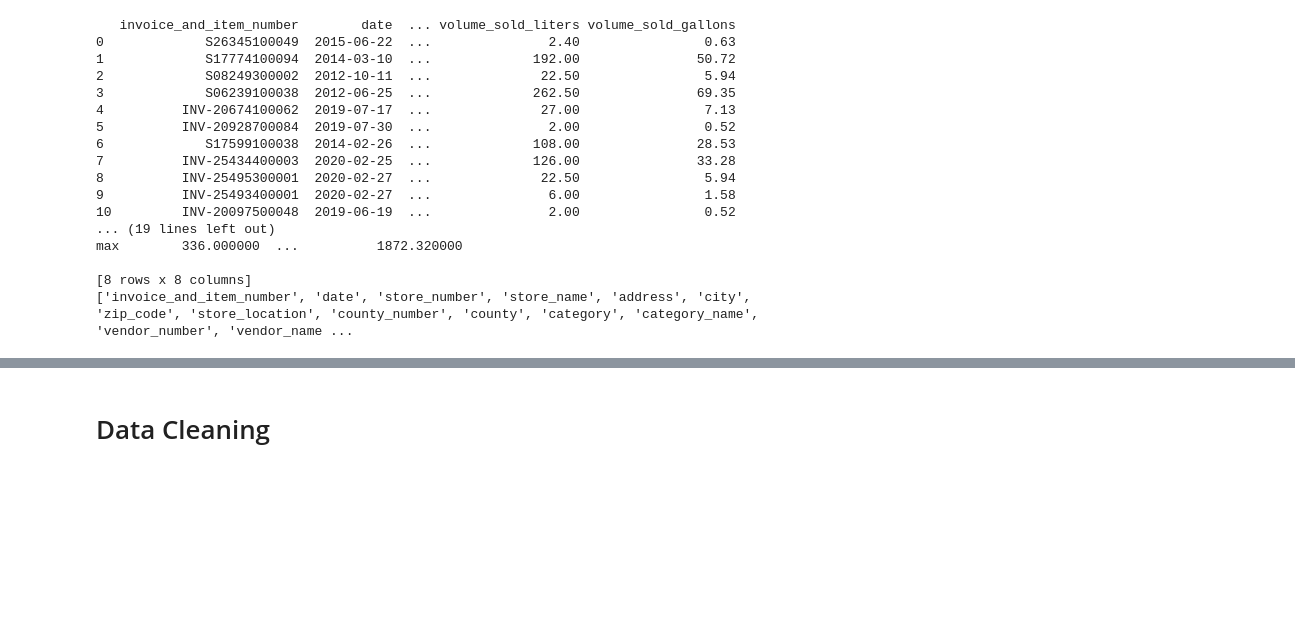
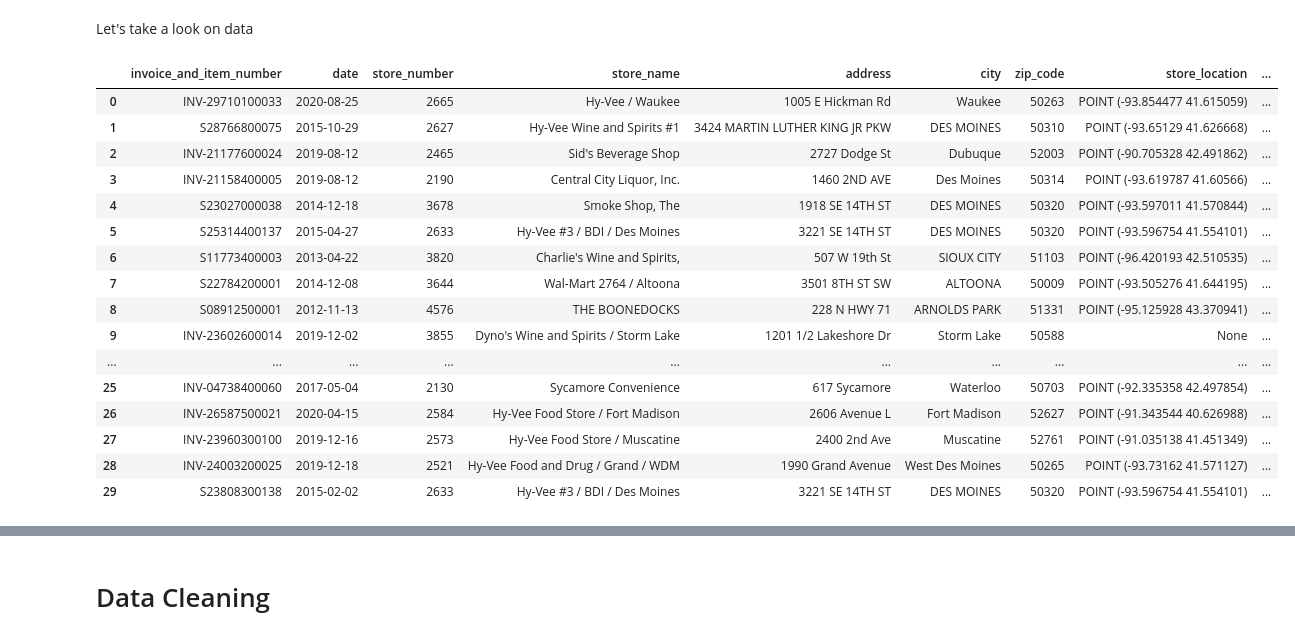
Before and after one commit to DiracLog/Iowa_public_data_analysis, a Jupyter notebook: test1.ipynb, the cells around one changed output, grey strips where cells are left out. Cells and saved outputs as stored; diff of their text form; code cells hidden in the pictures; blank space fills up the shorter version.

```diff
--- a/test1.ipynb
+++ b/test1.ipynb
@@ -12,24 +12,25 @@ table_ref = dataset_ref.table("sales")
 table = client.get_table(table_ref)
 
 df = client.list_rows(table=table, max_results=1000000).to_dataframe()
-print(df.head(20))
-print(df.describe())
-print(df.columns.tolist())
-# %% [output]
-   invoice_and_item_number        date  ... volume_sold_liters volume_sold_gallons
-0             S26345100049  2015-06-22  ...               2.40                0.63
-1             S17774100094  2014-03-10  ...             192.00               50.72
-2             S08249300002  2012-10-11  ...              22.50                5.94
-3             S06239100038  2012-06-25  ...             262.50               69.35
-4          INV-20674100062  2019-07-17  ...              27.00                7.13
-5          INV-20928700084  2019-07-30  ...               2.00                0.52
-6             S17599100038  2014-02-26  ...             108.00               28.53
-7          INV-25434400003  2020-02-25  ...             126.00               33.28
-8          INV-25495300001  2020-02-27  ...              22.50                5.94
-9          INV-25493400001  2020-02-27  ...               6.00                1.58
-10         INV-20097500048  2019-06-19  ...               2.00                0.52
-... (19 lines left out)
-max        336.000000  ...          1872.320000
-
-[8 rows x 8 columns]
-['invoice_and_item_number', 'date', 'store_number', 'store_name', 'address', 'city', 'zip_code', 'store_location', 'county_number', 'county', 'category', 'category_name', 'vendor_number', 'vendor_name ...
+# %% [markdown]
+Let's take a look on data
+# %%
+df.head(30)
+# %% [output]
+|  | invoice_and_item_number | date | store_number | store_name | address | city | zip_code | store_location | ... |
+| 0 | INV-29710100033 | 2020-08-25 | 2665 | Hy-Vee / Waukee | 1005 E Hickman Rd | Waukee | 50263 | POINT (-93.854477 41.615059) | ... |
+| 1 | S28766800075 | 2015-10-29 | 2627 | Hy-Vee Wine and Spirits #1 | 3424 MARTIN LUTHER KING JR PKW | DES MOINES | 50310 | POINT (-93.65129 41.626668) | ... |
+| 2 | INV-21177600024 | 2019-08-12 | 2465 | Sid's Beverage Shop | 2727 Dodge St | Dubuque | 52003 | POINT (-90.705328 42.491862) | ... |
+| 3 | INV-21158400005 | 2019-08-12 | 2190 | Central City Liquor, Inc. | 1460 2ND AVE | Des Moines | 50314 | POINT (-93.619787 41.60566) | ... |
+| 4 | S23027000038 | 2014-12-18 | 3678 | Smoke Shop, The | 1918 SE 14TH ST | DES MOINES | 50320 | POINT (-93.597011 41.570844) | ... |
+| 5 | S25314400137 | 2015-04-27 | 2633 | Hy-Vee #3 / BDI / Des Moines | 3221 SE 14TH ST | DES MOINES | 50320 | POINT (-93.596754 41.554101) | ... |
+| 6 | S11773400003 | 2013-04-22 | 3820 | Charlie's Wine and Spirits, | 507 W 19th St | SIOUX CITY | 51103 | POINT (-96.420193 42.510535) | ... |
+| 7 | S22784200001 | 2014-12-08 | 3644 | Wal-Mart 2764 / Altoona | 3501 8TH ST SW | ALTOONA | 50009 | POINT (-93.505276 41.644195) | ... |
+| 8 | S08912500001 | 2012-11-13 | 4576 | THE BOONEDOCKS | 228 N HWY 71 | ARNOLDS PARK | 51331 | POINT (-95.125928 43.370941) | ... |
+| 9 | INV-23602600014 | 2019-12-02 | 3855 | Dyno's Wine and Spirits / Storm Lake | 1201 1/2 Lakeshore Dr | Storm Lake | 50588 | None | ... |
+| ... | ... | ... | ... | ... | ... | ... | ... | ... | ... |
+| 25 | INV-04738400060 | 2017-05-04 | 2130 | Sycamore Convenience | 617 Sycamore | Waterloo | 50703 | POINT (-92.335358 42.497854) | ... |
+| 26 | INV-26587500021 | 2020-04-15 | 2584 | Hy-Vee Food Store / Fort Madison | 2606 Avenue L | Fort Madison | 52627 | POINT (-91.343544 40.626988) | ... |
+| 27 | INV-23960300100 | 2019-12-16 | 2573 | Hy-Vee Food Store / Muscatine | 2400 2nd Ave | Muscatine | 52761 | POINT (-91.035138 41.451349) | ... |
+| 28 | INV-24003200025 | 2019-12-18 | 2521 | Hy-Vee Food and Drug / Grand / WDM | 1990 Grand Avenue | West Des Moines | 50265 | POINT (-93.73162 41.571127) | ... |
+| 29 | S23808300138 | 2015-02-02 | 2633 | Hy-Vee #3 / BDI / Des Moines | 3221 SE 14TH ST | DES MOINES | 50320 | POINT (-93.596754 41.554101) | ... |
```
Also changed, not shown: parts of 46 cells of this notebook.
